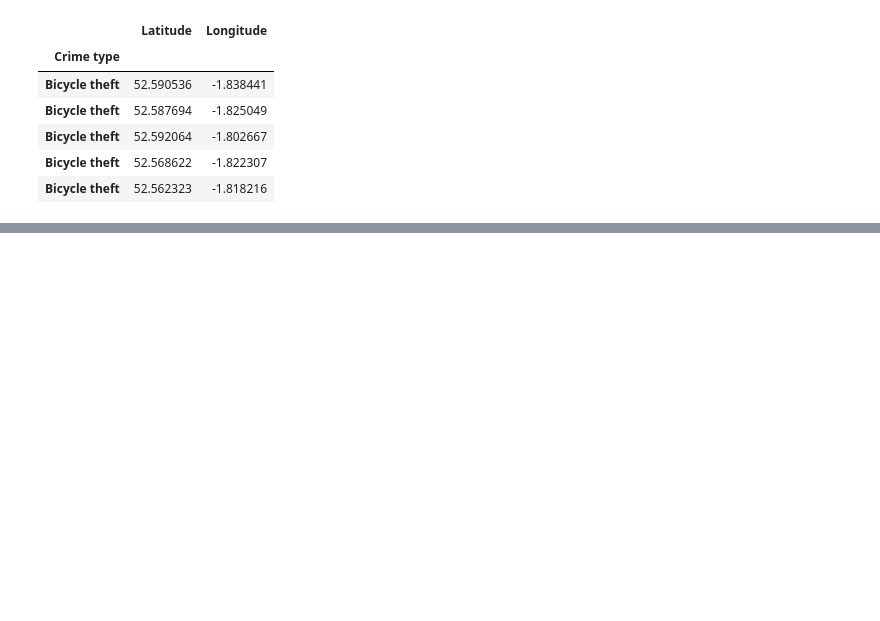
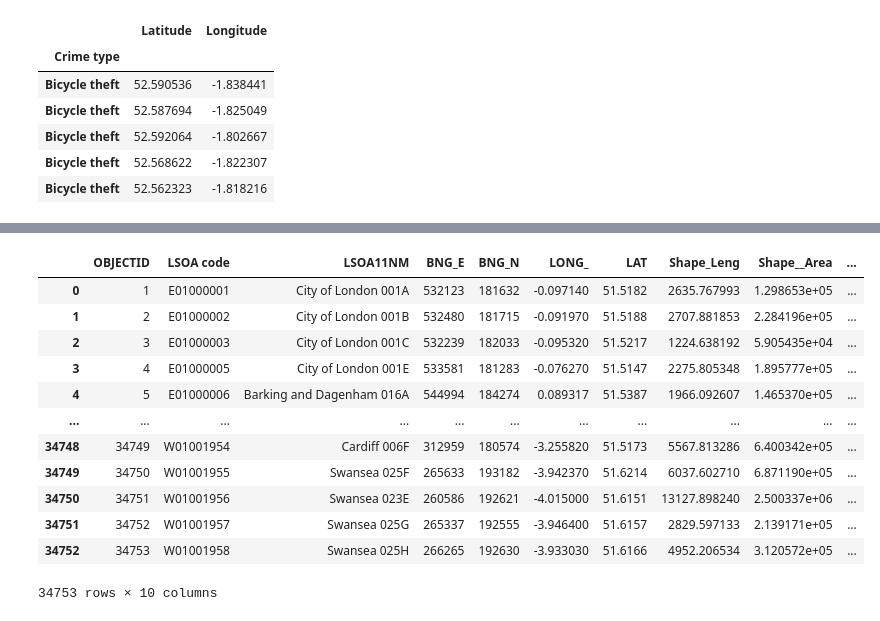
Before and after one commit to Garywtne/my-project-repo, a Jupyter notebook: bike_thefts.ipynb, the cells around one changed output, grey strips where cells are left out. Cells and saved outputs as stored; diff of their text form; code cells hidden in the pictures; blank space fills up the shorter version.

Commit message:
added LSOA co-ordinates to improve mapping

```diff
--- a/bike_thefts.ipynb
+++ b/bike_thefts.ipynb
@@ -109,0 +118,5 @@ Name: Crime ID, Length: 2447, dtype: int64
+# %%
+# Create LSOA co-ordinates dataframe
+LSOA_df = pd.read_csv('Lower_Layer_Super_Output_Areas__December_2011__Boundaries_Full_Clipped__BFC__EW_V3.csv')
+LSOA_df.dropna(inplace = True)
+LSOA_df.head()
@@ -109,0 +130,17 @@ Name: Crime ID, Length: 2447, dtype: int64
+# %%
+LSOA_df1 = LSOA_df.rename(columns={"LSOA11CD":"LSOA code"})
+LSOA_df1
+# %% [output]
+|  | OBJECTID | LSOA code | LSOA11NM | BNG_E | BNG_N | LONG_ | LAT | Shape_Leng | Shape__Area | ... |
+| 0 | 1 | E01000001 | City of London 001A | 532123 | 181632 | -0.097140 | 51.5182 | 2635.767993 | 1.298653e+05 | ... |
+| 1 | 2 | E01000002 | City of London 001B | 532480 | 181715 | -0.091970 | 51.5188 | 2707.881853 | 2.284196e+05 | ... |
+| 2 | 3 | E01000003 | City of London 001C | 532239 | 182033 | -0.095320 | 51.5217 | 1224.638192 | 5.905435e+04 | ... |
+| 3 | 4 | E01000005 | City of London 001E | 533581 | 181283 | -0.076270 | 51.5147 | 2275.805348 | 1.895777e+05 | ... |
+| 4 | 5 | E01000006 | Barking and Dagenham 016A | 544994 | 184274 | 0.089317 | 51.5387 | 1966.092607 | 1.465370e+05 | ... |
+| ... | ... | ... | ... | ... | ... | ... | ... | ... | ... | ... |
+| 34748 | 34749 | W01001954 | Cardiff 006F | 312959 | 180574 | -3.255820 | 51.5173 | 5567.813286 | 6.400342e+05 | ... |
+| 34749 | 34750 | W01001955 | Swansea 025F | 265633 | 193182 | -3.942370 | 51.6214 | 6037.602710 | 6.871190e+05 | ... |
+| 34750 | 34751 | W01001956 | Swansea 023E | 260586 | 192621 | -4.015000 | 51.6151 | 13127.898240 | 2.500337e+06 | ... |
+| 34751 | 34752 | W01001957 | Swansea 025G | 265337 | 192555 | -3.946400 | 51.6157 | 2829.597133 | 2.139171e+05 | ... |
+| 34752 | 34753 | W01001958 | Swansea 025H | 266265 | 192630 | -3.933030 | 51.6166 | 4952.206534 | 3.120572e+05 | ... |
+34753 rows × 10 columns
```
Also changed, not shown: parts of 9 cells of this notebook, 5 other files.
